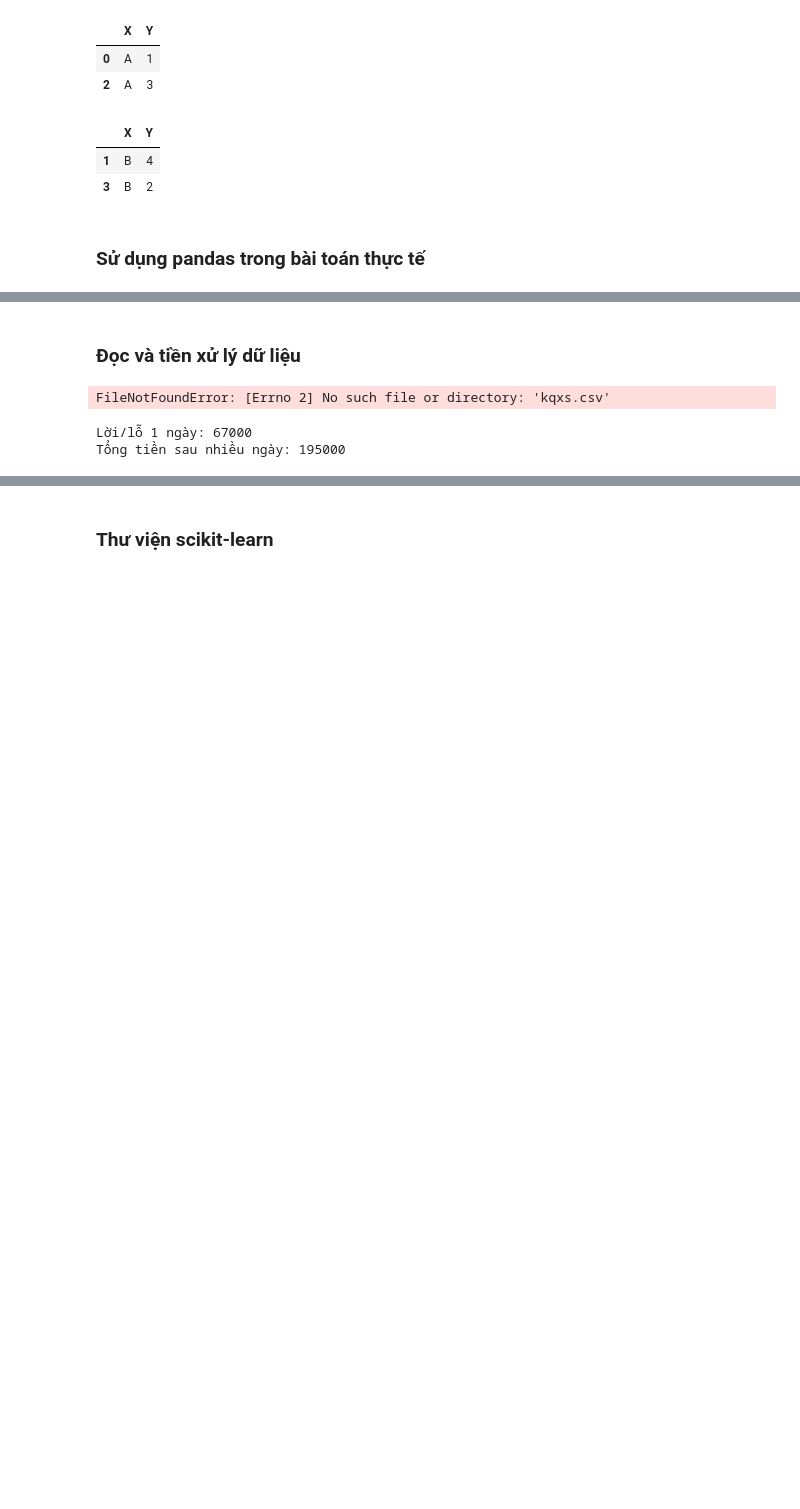
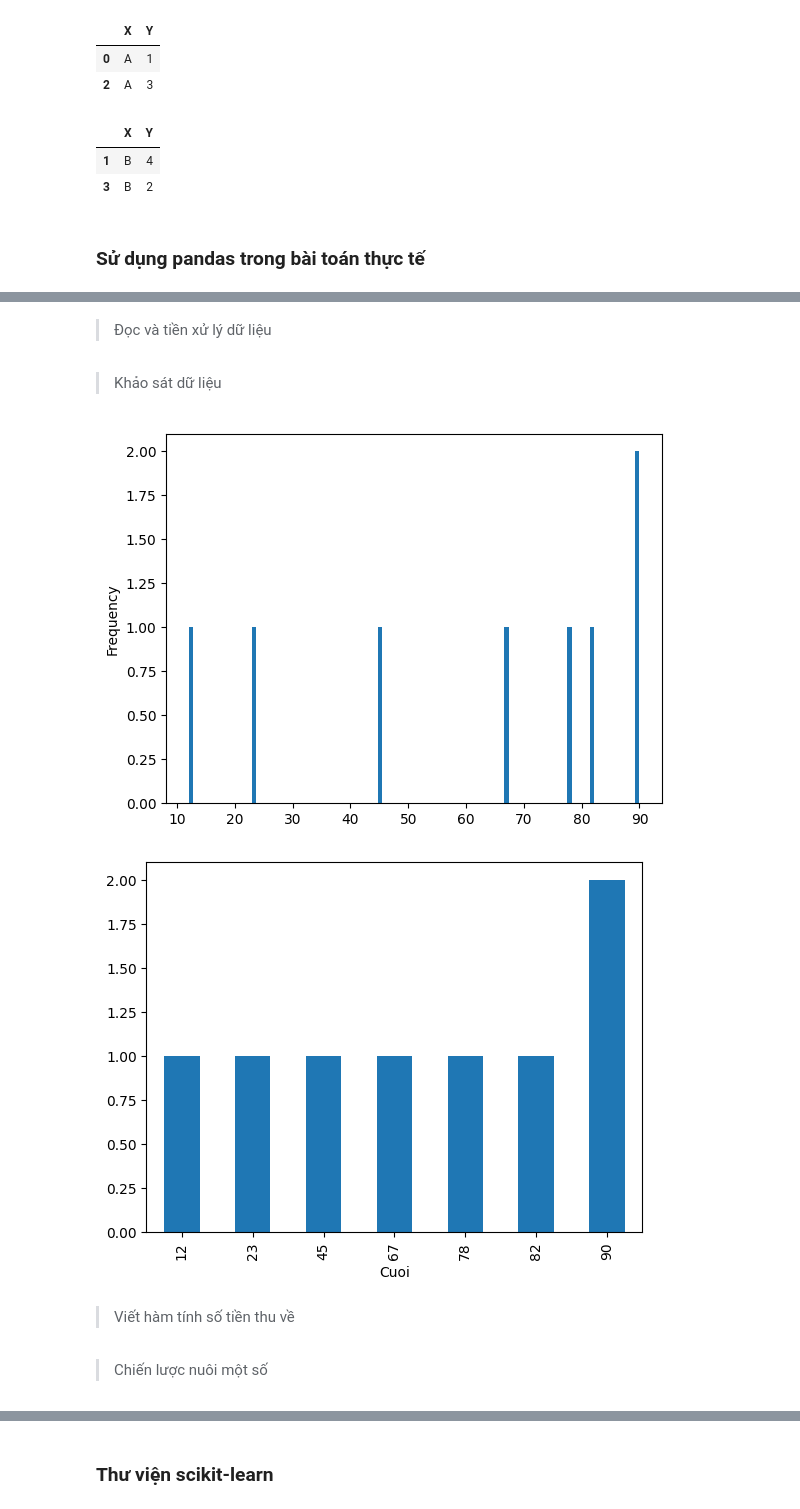
Before and after one commit to VThuongg/sgu25_data_analytics, a Jupyter notebook: exercises/lab2/PNMP.ipynb, the cells around one changed output, grey strips where cells are left out. Drawn from its saved outputs; the diff is of its cells as text; code cells hidden in the pictures; blank space fills up the shorter version.

```diff
--- a/exercises/lab2/PNMP.ipynb
+++ b/exercises/lab2/PNMP.ipynb
@@ -1535,16 +1782,14 @@ df3.groupby(['X']).get_group('B')
 # %% [markdown]
-### Đọc và tiền xử lý dữ liệu
+> Đọc và tiền xử lý dữ liệu
 # %%
 import matplotlib.pyplot as plt
 import pandas as pd
 import numpy as np
 
 # đọc dữ liệu từ file csv, chuyển dữ liệu cột 1 sang date
-df = pd.read_csv("kqxs.csv", index_col = 0, parse_dates=True)
+df = pd.read_csv("kqsx.csv", index_col = 0, parse_dates=True)
 
 # xóa bỏ các dòng không có dữ liệu
 df.dropna(inplace=True)
 # thêm cột mới là 2 số cuối của giải độc đắc
 df['Cuoi'] = df.So % 100
-# %% [output]
-FileNotFoundError: [Errno 2] No such file or directory: 'kqxs.csv'
@@ -1563,5 +1796,22 @@ plt.show()
+# %% [markdown]
+> Khảo sát dữ liệu
+# %%
+# trích xuất cột mới thành dữ liệu series để dễ xử lý
+s = pd.Series(df["Cuoi"], dtype="int64")
+
+# xem phân bổ dữ liệu: biểu đồ histogram, 100 nhóm
+s.plot(kind="hist", bins=100)
+plt.show()
+
+# một dạng phân bổ dữ liệu khác: biểu đồ bar, đếm tần suất
+s.value_counts().sort_index().plot(kind="bar")
+plt.show()
+# %% [output]
+[figure, added]
+[figure, added]
+# %% [markdown]
+> Viết hàm tính số tiền thu về
 # %%
-# Hàm tính số tiền thu về
 # thử bộ số myNums, kết quả về là result, số tiền chơi là money
 def one_day(myNums, result, money):
     pay = len(myNums) * money
@@ -1574,16 +1824,6 @@ def many_day(myNums, results, money):
     for x in results:
         total += one_day(myNums, x, money)
     return total
-
-
-# Ví dụ chạy thử:
-myNums = [12, 34, 56]          # bộ số mình chọn
-results = [12, 45, 56, 78, 34] # kết quả xổ trong nhiều ngày
-money = 1000                   # số tiền chơi mỗi con số
-
-print("Lời/lỗ 1 ngày:", one_day(myNums, 12, money))
-print("Tổng tiền sau nhiều ngày:", many_day(myNums, results, money))
-# %% [output]
-Lời/lỗ 1 ngày: 67000
-Tổng tiền sau nhiều ngày: 195000
+# %% [markdown]
+> Chiến lược nuôi một số
 # %%
```
Also changed, not shown: parts of 151 cells of this notebook, 8 other files.
